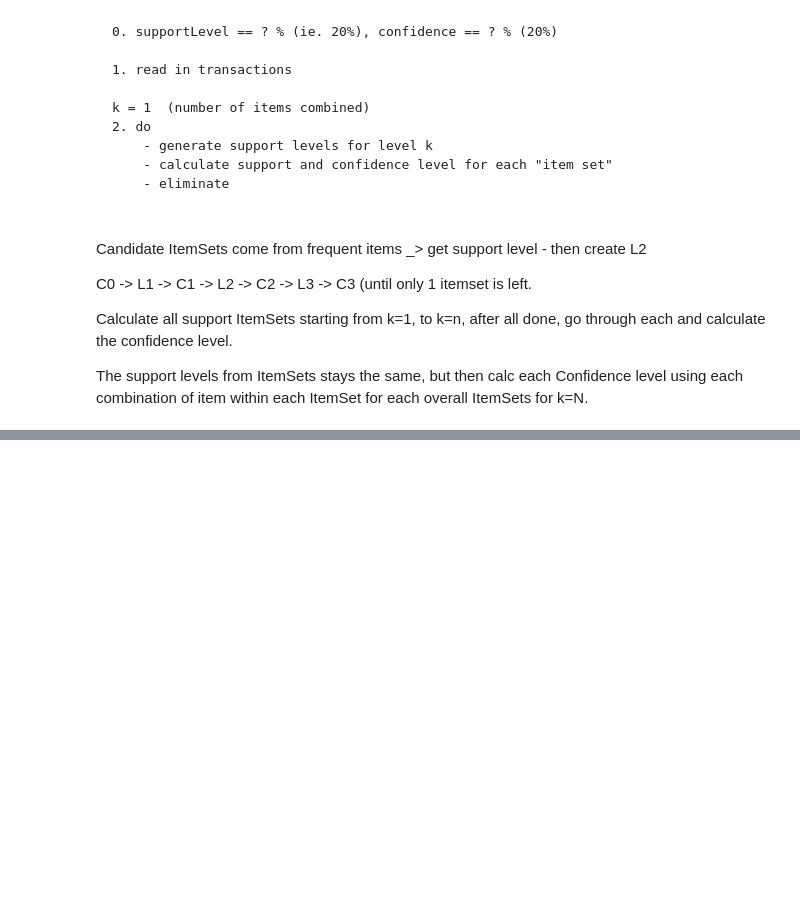
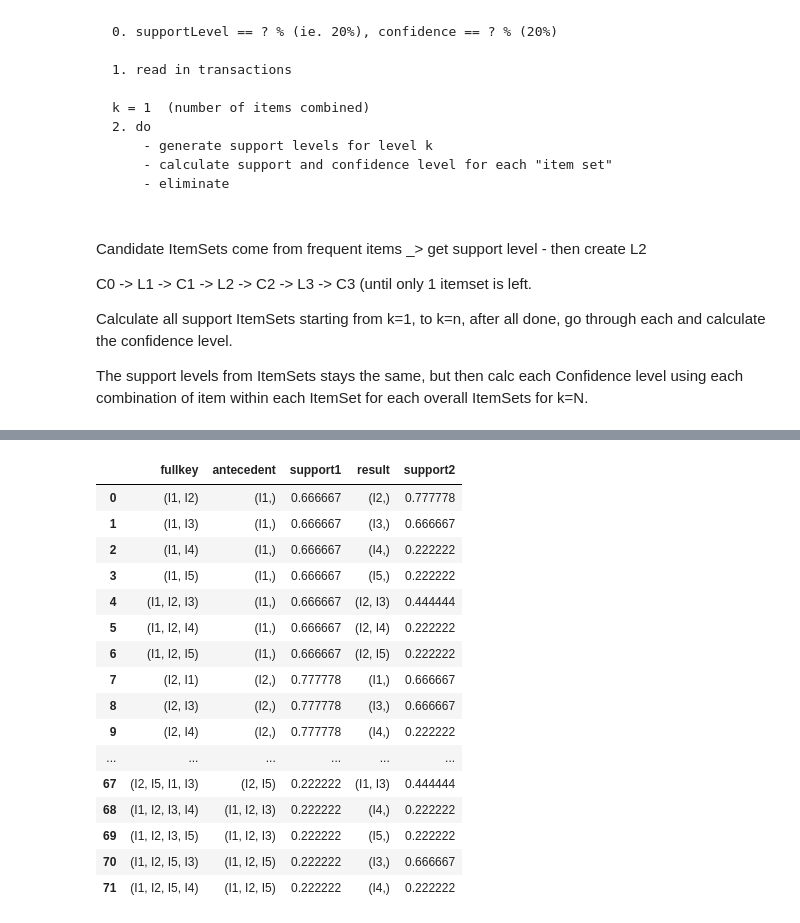
Before and after one commit to cicorias/njit-dm-scratch, a Jupyter notebook: nb/Untitled.ipynb, the cells around one changed output, grey strips where cells are left out. Drawn from its saved outputs; the diff is of its cells as text; code cells hidden in the pictures; blank space fills up the shorter version.

```diff
--- a/nb/Untitled.ipynb
+++ b/nb/Untitled.ipynb
@@ -47,0 +60,14 @@ sorted(tuple3)
+# %%
+from apriori import CollapsedCsvFileReader, Apriori
+from assoc import generate_associations
+
+fr = CollapsedCsvFileReader('./data/test-dm-bookch6.csv')
+
+t2 = fr.read()
+
+#logger.info("tran count: {0}".format(t2))
+g = Apriori(t2)
+#output = g.generate_levels(support_level=0.60, drop_below_support=False)
+output = g.generate_levels(support_level=0.22, drop_below_support=True)
+# %%
+nnn = generate_associations(output)
@@ -47,0 +98,3 @@ sorted(tuple3)
+# %%
+n2 = pd.DataFrame(nnn, columns= ['antecedent', 'support1', 'result', 'support2'])
+n2
@@ -47,0 +115,32 @@ sorted(tuple3)
+# %%
+pd.set_option('display.width', 200)
+
+possible_combos = [ ( i[1]['antecedent'] + i[1]['result'], i[1]['antecedent'], i[1]['support1'], i[1]['result'], i[1]['support2'] )
+   for i in n2.iterrows()
+   #elimiate where item on boths sides
+   if not bool(set(i[1]['result']) & set(i[1]['antecedent'])) ]
+   #and set(i[1]['antecedent'] + i[1]['result']) in t2]
+   #if not set(i[1]['result']).issubset(i[1]['antecedent']) ]
+
+
+pd.set_option('max_rows', 100)
+n3 = pd.DataFrame(possible_combos, columns= ['fullkey', 'antecedent', 'support1', 'result', 'support2'])
+n3
+# %% [output]
+|  | fullkey | antecedent | support1 | result | support2 |
+| 0 | (I1, I2) | (I1,) | 0.666667 | (I2,) | 0.777778 |
+| 1 | (I1, I3) | (I1,) | 0.666667 | (I3,) | 0.666667 |
+| 2 | (I1, I4) | (I1,) | 0.666667 | (I4,) | 0.222222 |
+| 3 | (I1, I5) | (I1,) | 0.666667 | (I5,) | 0.222222 |
+| 4 | (I1, I2, I3) | (I1,) | 0.666667 | (I2, I3) | 0.444444 |
+| 5 | (I1, I2, I4) | (I1,) | 0.666667 | (I2, I4) | 0.222222 |
+| 6 | (I1, I2, I5) | (I1,) | 0.666667 | (I2, I5) | 0.222222 |
+| 7 | (I2, I1) | (I2,) | 0.777778 | (I1,) | 0.666667 |
+| 8 | (I2, I3) | (I2,) | 0.777778 | (I3,) | 0.666667 |
+| 9 | (I2, I4) | (I2,) | 0.777778 | (I4,) | 0.222222 |
+| ... | ... | ... | ... | ... | ... |
+| 67 | (I2, I5, I1, I3) | (I2, I5) | 0.222222 | (I1, I3) | 0.444444 |
+| 68 | (I1, I2, I3, I4) | (I1, I2, I3) | 0.222222 | (I4,) | 0.222222 |
+| 69 | (I1, I2, I3, I5) | (I1, I2, I3) | 0.222222 | (I5,) | 0.222222 |
+| 70 | (I1, I2, I5, I3) | (I1, I2, I5) | 0.222222 | (I3,) | 0.666667 |
+| 71 | (I1, I2, I5, I4) | (I1, I2, I5) | 0.222222 | (I4,) | 0.222222 |
```
Also changed, not shown: parts of 18 cells of this notebook, 1 other file.
